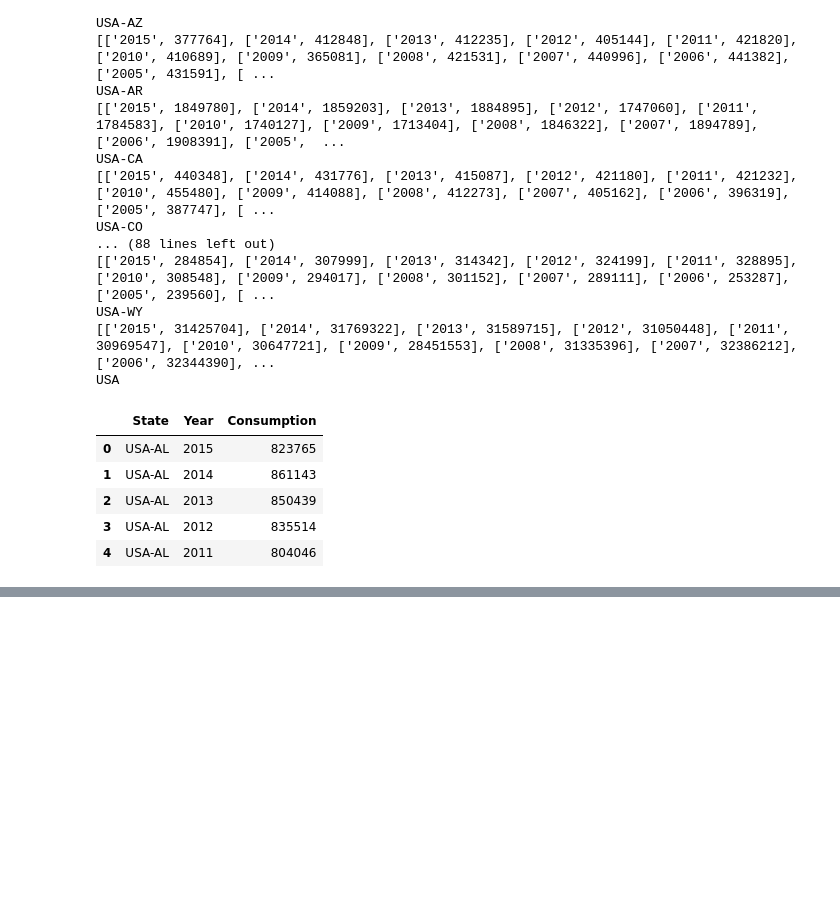
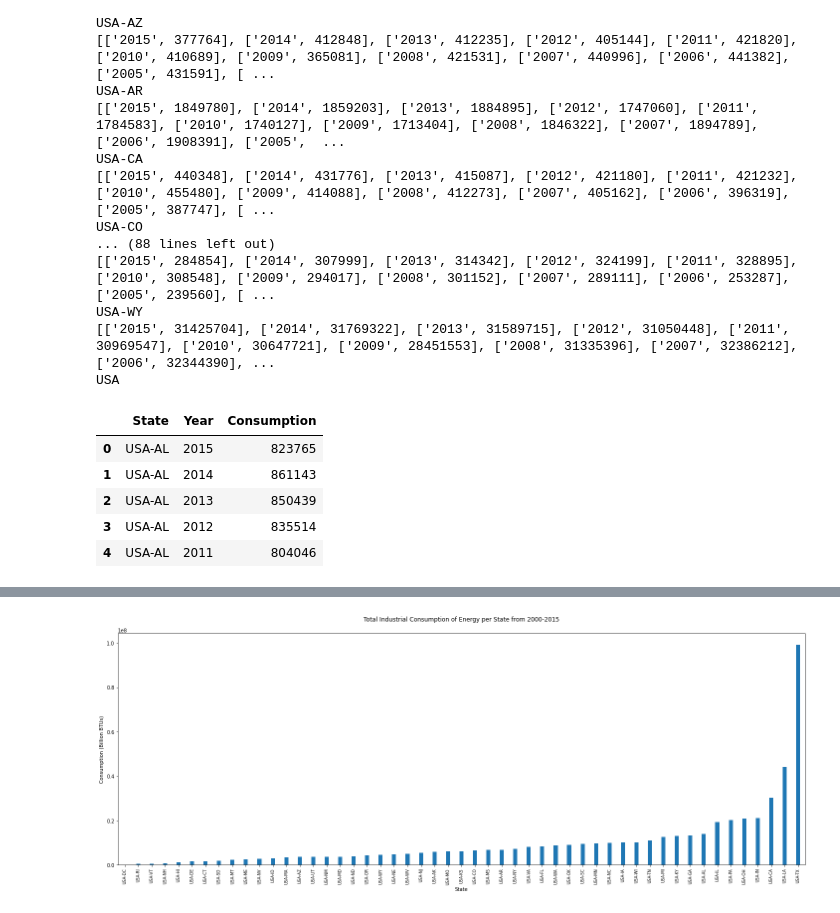
Before and after one commit to MabelDS89/Project-1, a Jupyter notebook: Commercial_Industrial_Energy_Consumption.ipynb, the cells around one changed output, grey strips where cells are left out. Cells and saved outputs as stored; diff of their text form; code cells hidden in the pictures; blank space fills up the shorter version.

```diff
--- a/Commercial_Industrial_Energy_Consumption.ipynb
+++ b/Commercial_Industrial_Energy_Consumption.ipynb
@@ -302,0 +277,9 @@ ind_consumption_df
+# %%
+ind_consumption_df = ind_consumption_df.set_index("State")
+ind_consumption_df['SubTotal'] = (ind_consumption_df['2015'] + ind_consumption_df['2014'] + ind_consumption_df['2013'] +
+                               ind_consumption_df['2012'] + ind_consumption_df['2011'] + ind_consumption_df['2010'] +
+                               ind_consumption_df['2009'] + ind_consumption_df['2008'] + ind_consumption_df['2007'] +
+                               ind_consumption_df['2006'] + ind_consumption_df['2005'] + ind_consumption_df['2004'] +
+                               ind_consumption_df['2003'] + ind_consumption_df['2002'] + ind_consumption_df['2001'] +
+                               ind_consumption_df['2000'])
+ind_consumption_df
@@ -304,0 +332,26 @@ ind_consumption_df.to_csv("Industrial_Energy_Consumption.csv")
+# %%
+ind_df = ind_consumption_df.drop(['USA'])
+#com_df.iloc[com_df['SubTotal'.argsort()]
+#com_df.sort_values(com_df['SubTotal'])
+ind_df = ind_df.sort_values('SubTotal')
+totals = ind_df["SubTotal"]
+states = ind_df.index.values
+ttl = "Total Industrial Consumption of Energy per State from 2000-2015"
+
+x = states
+y = totals.values
+x_position = [0,1,2,3,4,5,6,7,8,9,10,11,12,13,14,15,16,17,18,19,20,21,22,23,24,25,26,27,28,29,30,31,32,33,34,35,36,37,38,39,40,
+              41,42,43,44,45,46,47,48,49]
+
+plt.figure(figsize=(20,8))
+plt.bar(x, y, width=0.3, align="center")
+plt.title(ttl, pad=25)
+plt.xlabel("State")
+plt.ylabel("Consumption (Billion BTUs)")
+plt.xticks(x, rotation='vertical')
+plt.tick_params(axis='x', labelsize=8)
+plt.xlim(-0.5, (len(x) - 0.5))
+plt.tight_layout()
+plt.show()
+# %% [output]
+[figure, added]
```
Also changed, not shown: parts of 5 cells of this notebook, 2 other files.
